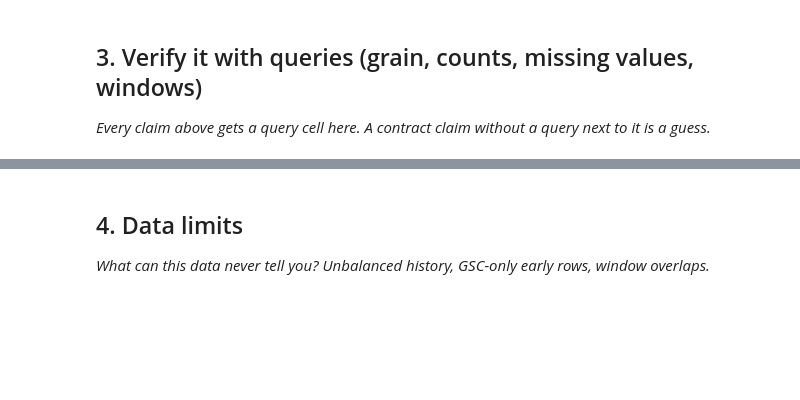
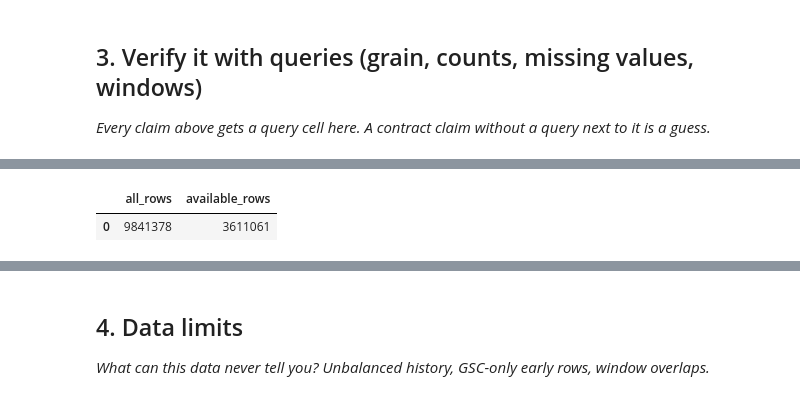
Before and after one commit to kundanmrj5-dev/Flyrrank-ml-Internship, a Jupyter notebook: work/notebooks/w03_data_contract.ipynb, the cells around one changed output, grey strips where cells are left out. Saved outputs shown, nothing was run; the diff lists cells and outputs as text; code cells hidden in the pictures; blank space fills up the shorter version.

```diff
--- a/work/notebooks/w03_data_contract.ipynb
+++ b/work/notebooks/w03_data_contract.ipynb
@@ -29,0 +118,11 @@ This skeleton is yours to fill. Work the sections **in order** — each one has
+# %%
+q3 = con.execute(f"""
+    SELECT COUNT(*) AS all_rows,
+           COUNT(*) FILTER (WHERE gsc_data_available IS TRUE) AS available_rows
+    FROM read_parquet('{FACT}')
+""").df()
+
+display(q3)
+# %% [output]
+|  | all_rows | available_rows |
+| 0 | 9841378 | 3611061 |
```
Also changed, not shown: parts of 10 cells of this notebook.
